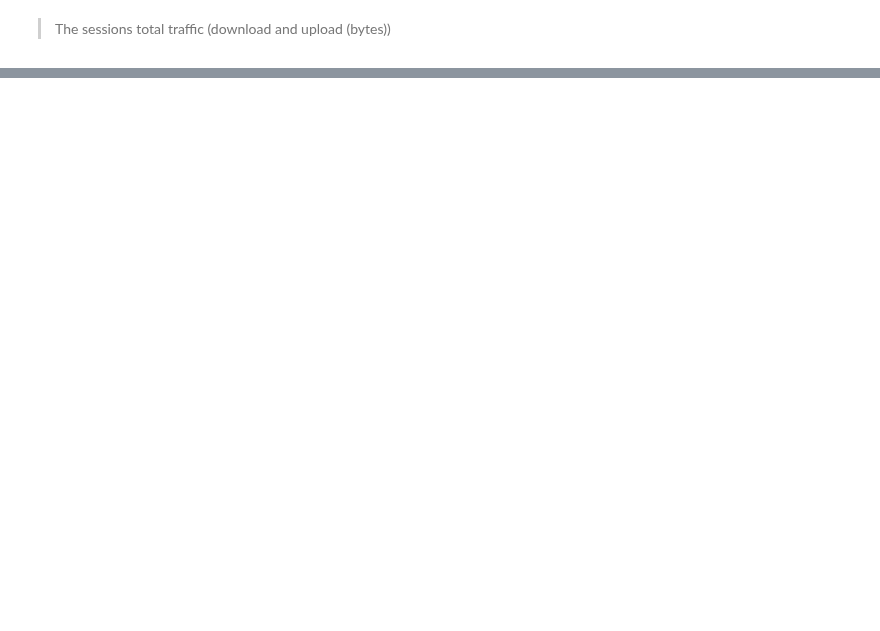
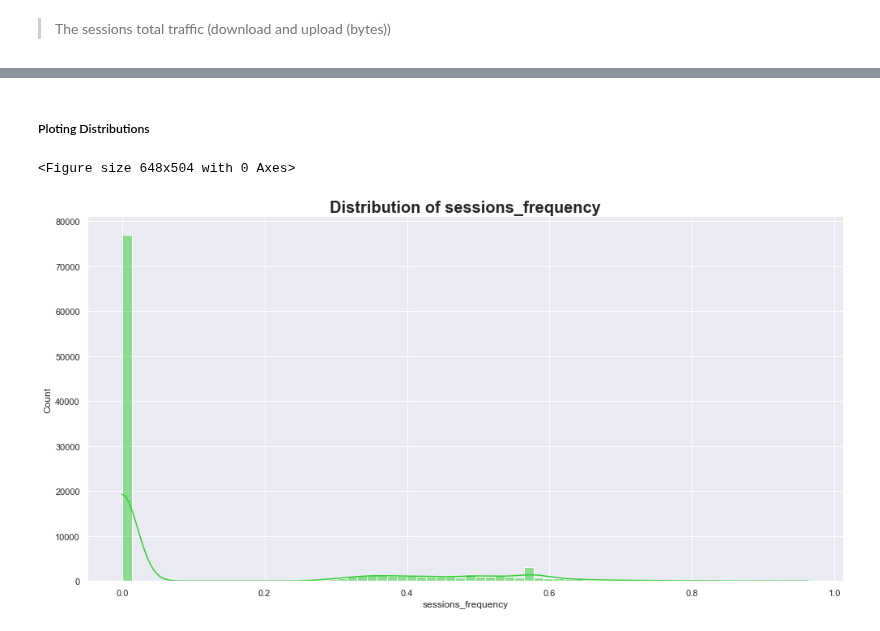
Before and after one commit to Melak2017/Telecommunication-Data-Analysis, a Jupyter notebook: Jup_Notebooks/User_engagement_analysis.ipynb, the cells around one changed output, grey strips where cells are left out. Drawn from its saved outputs; the diff is of its cells as text; code cells hidden in the pictures; blank space fills up the shorter version.

Commit message:
add histogram plot

```diff
--- a/Jup_Notebooks/User_engagement_analysis.ipynb
+++ b/Jup_Notebooks/User_engagement_analysis.ipynb
@@ -169,0 +185,18 @@ plot_box(engagment_metrics, 'sessions_frequency', 'outlier detection for bearer_
+# %%
+def handle_outliers(df, col):
+    df = df.copy()
+    q1 = df[col].quantile(0.25)
+    q3 = df[col].quantile(0.75)
+
+    lower_bound = q1 - ((1.5) * (q3 - q1))
+    upper_bound = q3 + ((1.5) * (q3 - q1))
+
+    df[col] = np.where(df[col] < lower_bound, lower_bound, df[col])
+    df[col] = np.where(df[col] > upper_bound, upper_bound, df[col])
+
+    return df
+# %%
+cleaned_engagment_metrics = handle_outliers(engagment_metrics, 'sessions_frequency')
+cleaned_engagment_metrics = handle_outliers(cleaned_engagment_metrics, 'duration')
+cleaned_engagment_metrics = handle_outliers(cleaned_engagment_metrics, 'total_traffic')
+cleaned_engagment_metrics.describe()
@@ -169,0 +213,3 @@ plot_box(engagment_metrics, 'sessions_frequency', 'outlier detection for bearer_
+# %%
+normalized_metrics = scale_and_normalize(cleaned_engagment_metrics, ['sessions_frequency', 'duration', 'total_traffic'])
+normalized_metrics.describe()
@@ -169,0 +226,14 @@ plot_box(engagment_metrics, 'sessions_frequency', 'outlier detection for bearer_
+# %% [markdown]
+##### Ploting Distributions
+# %%
+#for ploting histograms
+def plot_hist(df: pd.DataFrame, column: str, color: str) -> None:
+    plt.figure(figsize=(9, 7))
+    sns.displot(data=df, x=column, color=color, kde=True, height=7, aspect=2)
+    plt.title(f'Distribution of {column}', size=20, fontweight='bold')
+    plt.show()
+# %%
+plot_hist(normalized_metrics, 'sessions_frequency','limegreen')
+# %% [output]
+<Figure size 648x504 with 0 Axes>
+[figure, added]
```
Also changed, not shown: parts of 19 cells of this notebook.
